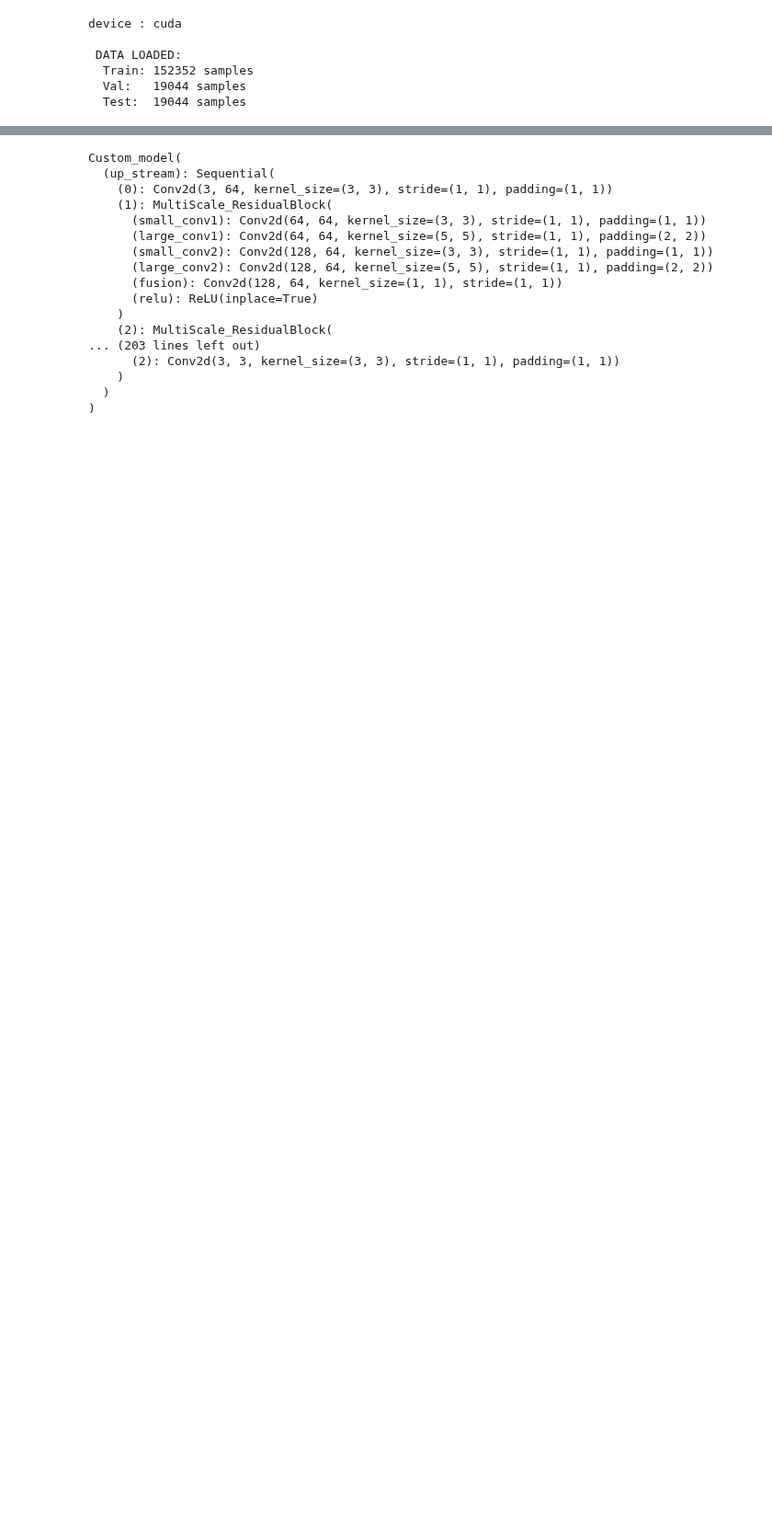
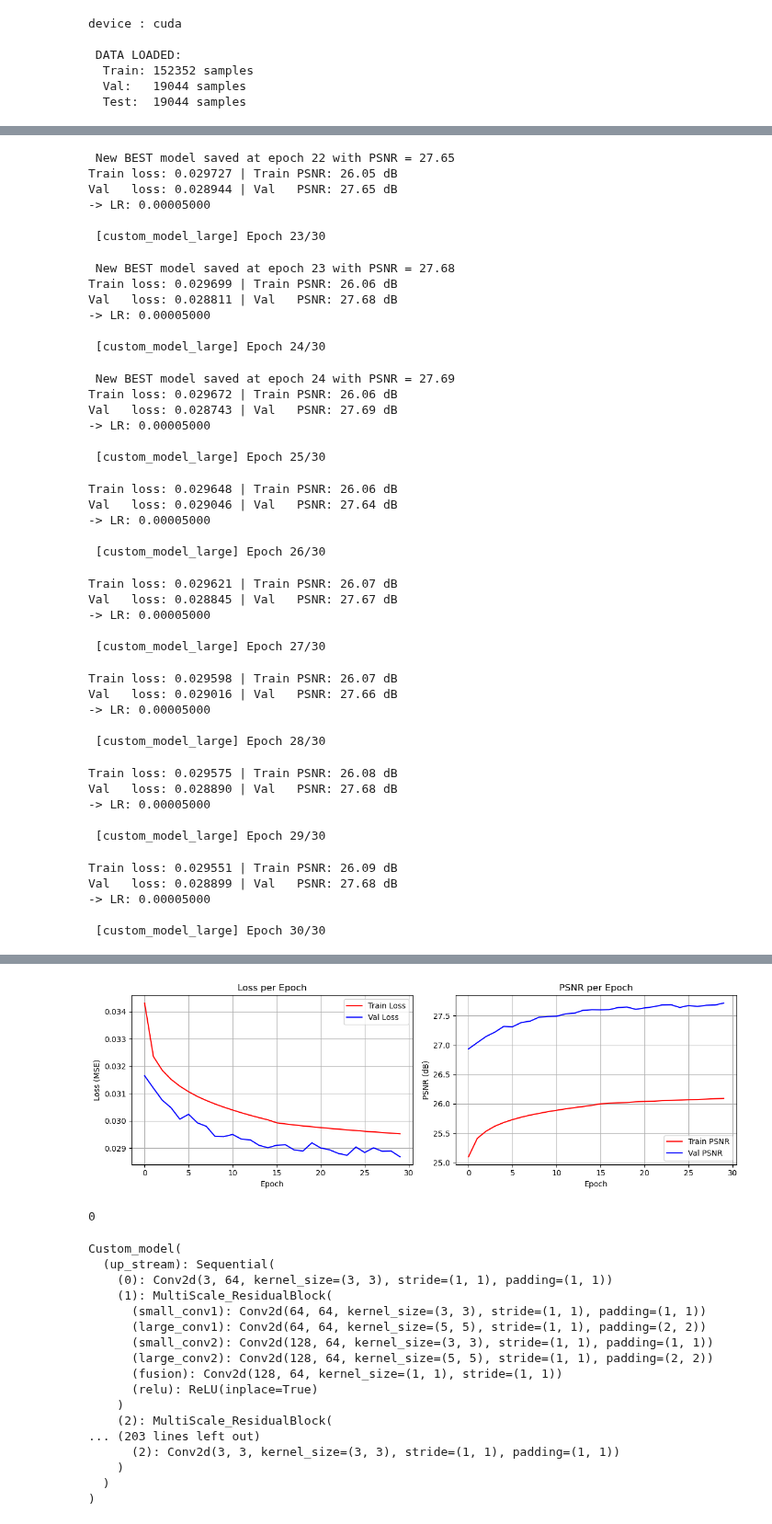
Before and after one commit to NadiYasser/Satellite_Super_Resulotion0, a Jupyter notebook: notebooks/yasser/large.ipynb, the cells around one changed output, grey strips where cells are left out. Shown at 92% size. Drawn from its saved outputs; the diff is of its cells as text; code cells hidden in the pictures; blank space fills up the shorter version.

Commit message:
LARGE MODEL

```diff
--- a/notebooks/yasser/large.ipynb
+++ b/notebooks/yasser/large.ipynb
@@ -67,7 +67,7 @@ device : cuda
   Val:   19044 samples
   Test:  19044 samples
 # %%
-num_epochs = 11
+num_epochs = 10
 train_model_sr(
     model=model_large,
     model_name="custom_model_large",
@@ -94,0 +100,43 @@ Loading LAST checkpoint: src/models/checkpoints/custom_large/last_custom_large.p
+ New BEST model saved at epoch 22 with PSNR = 27.65
+Train loss: 0.029727 | Train PSNR: 26.05 dB
+Val   loss: 0.028944 | Val   PSNR: 27.65 dB
+-> LR: 0.00005000
+
+ [custom_model_large] Epoch 23/30
+ New BEST model saved at epoch 23 with PSNR = 27.68
+Train loss: 0.029699 | Train PSNR: 26.06 dB
+Val   loss: 0.028811 | Val   PSNR: 27.68 dB
+-> LR: 0.00005000
+
+ [custom_model_large] Epoch 24/30
+ New BEST model saved at epoch 24 with PSNR = 27.69
+Train loss: 0.029672 | Train PSNR: 26.06 dB
+Val   loss: 0.028743 | Val   PSNR: 27.69 dB
+-> LR: 0.00005000
+
+ [custom_model_large] Epoch 25/30
+Train loss: 0.029648 | Train PSNR: 26.06 dB
+Val   loss: 0.029046 | Val   PSNR: 27.64 dB
+-> LR: 0.00005000
+
+ [custom_model_large] Epoch 26/30
+Train loss: 0.029621 | Train PSNR: 26.07 dB
+Val   loss: 0.028845 | Val   PSNR: 27.67 dB
+-> LR: 0.00005000
+
+ [custom_model_large] Epoch 27/30
+Train loss: 0.029598 | Train PSNR: 26.07 dB
+Val   loss: 0.029016 | Val   PSNR: 27.66 dB
+-> LR: 0.00005000
+
+ [custom_model_large] Epoch 28/30
+Train loss: 0.029575 | Train PSNR: 26.08 dB
+Val   loss: 0.028890 | Val   PSNR: 27.68 dB
+-> LR: 0.00005000
+
+ [custom_model_large] Epoch 29/30
+Train loss: 0.029551 | Train PSNR: 26.09 dB
+Val   loss: 0.028899 | Val   PSNR: 27.68 dB
+-> LR: 0.00005000
+
+ [custom_model_large] Epoch 30/30
@@ -95,3 +147,5 @@ Loading LAST checkpoint: src/models/checkpoints/custom_large/last_custom_large.p
+[figure, added]
+0
 # %%
 print(model_large)
 # %% [output]
```
Also changed, not shown: parts of 1 cell of this notebook, 2 other files.
